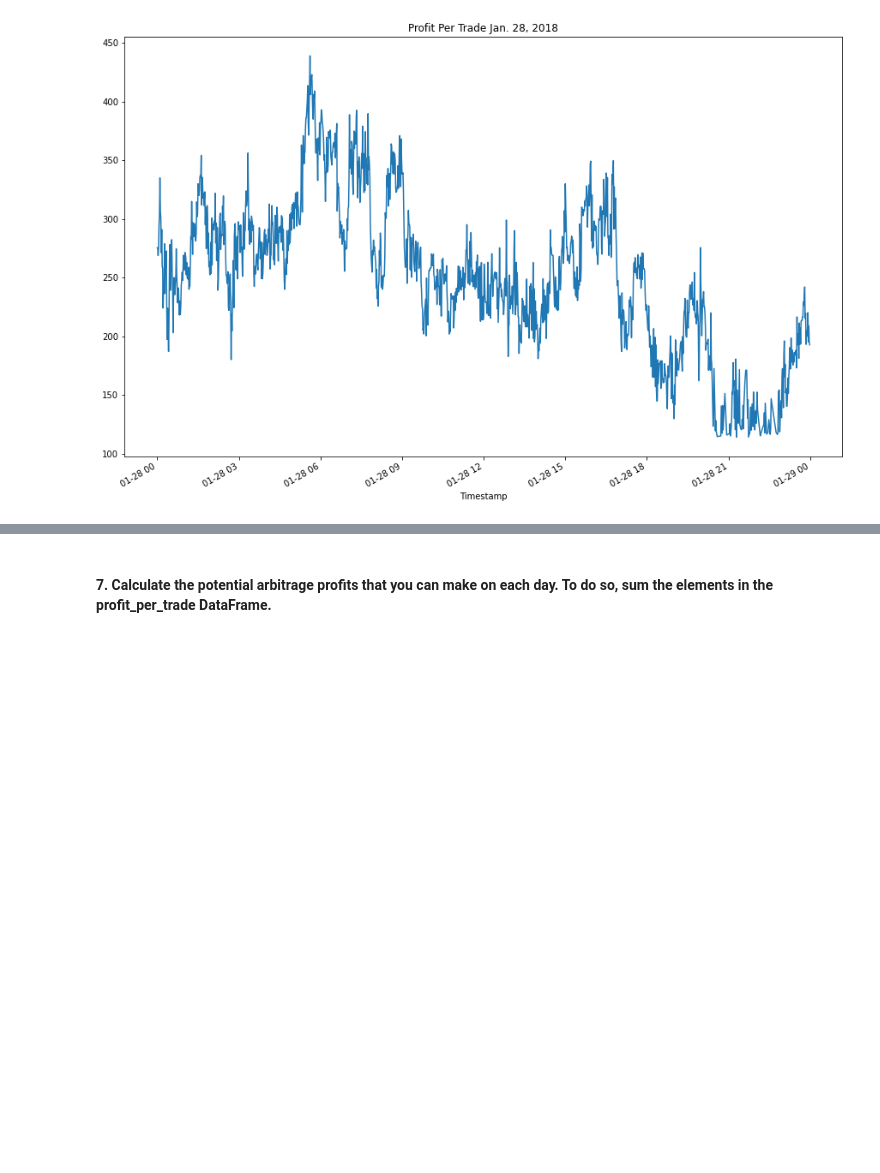
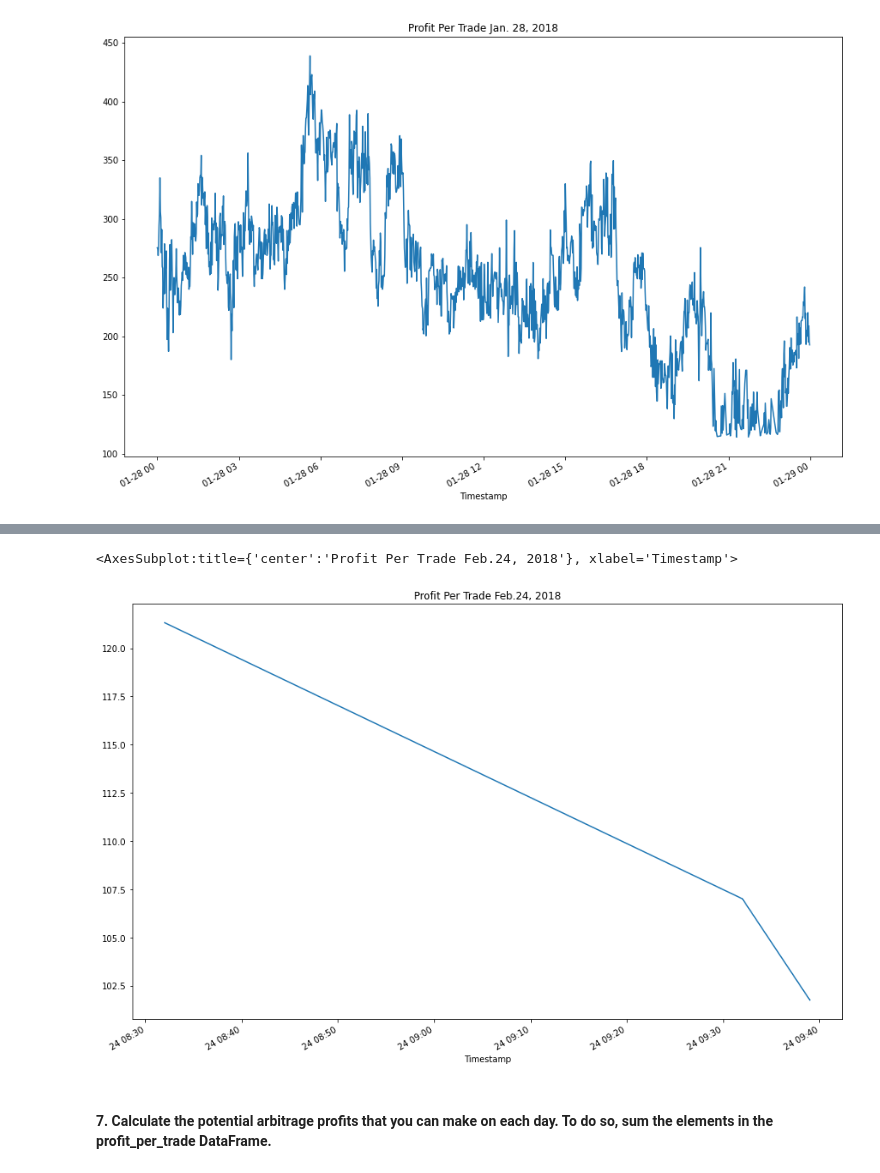
Before and after one commit to mrlandero/Bitcoin_Arbitrage_Profits, a Jupyter notebook: Starter_Code/crypto_arbitrage.ipynb, the cells around one changed output, grey strips where cells are left out. Cells and saved outputs as stored; diff of their text form; code cells hidden in the pictures; blank space fills up the shorter version.

Commit message:
Generated Summary Statistics and Plot for profit_per_trade_middle for Feb. 24, 20148

```diff
--- a/Starter_Code/crypto_arbitrage.ipynb
+++ b/Starter_Code/crypto_arbitrage.ipynb
@@ -729,0 +743,6 @@ profit_per_trade_early.plot(figsize=(15,10), title="Profit Per Trade Jan. 28, 20
+# %%
+# Plot the results for the middle profit per trade DataFrame
+profit_per_trade_middle.plot(figsize=(15,10), title="Profit Per Trade Feb.24, 2018")
+# %% [output]
+<AxesSubplot:title={'center':'Profit Per Trade Feb.24, 2018'}, xlabel='Timestamp'>
+[figure, added]
```
Also changed, not shown: parts of 3 cells of this notebook.
